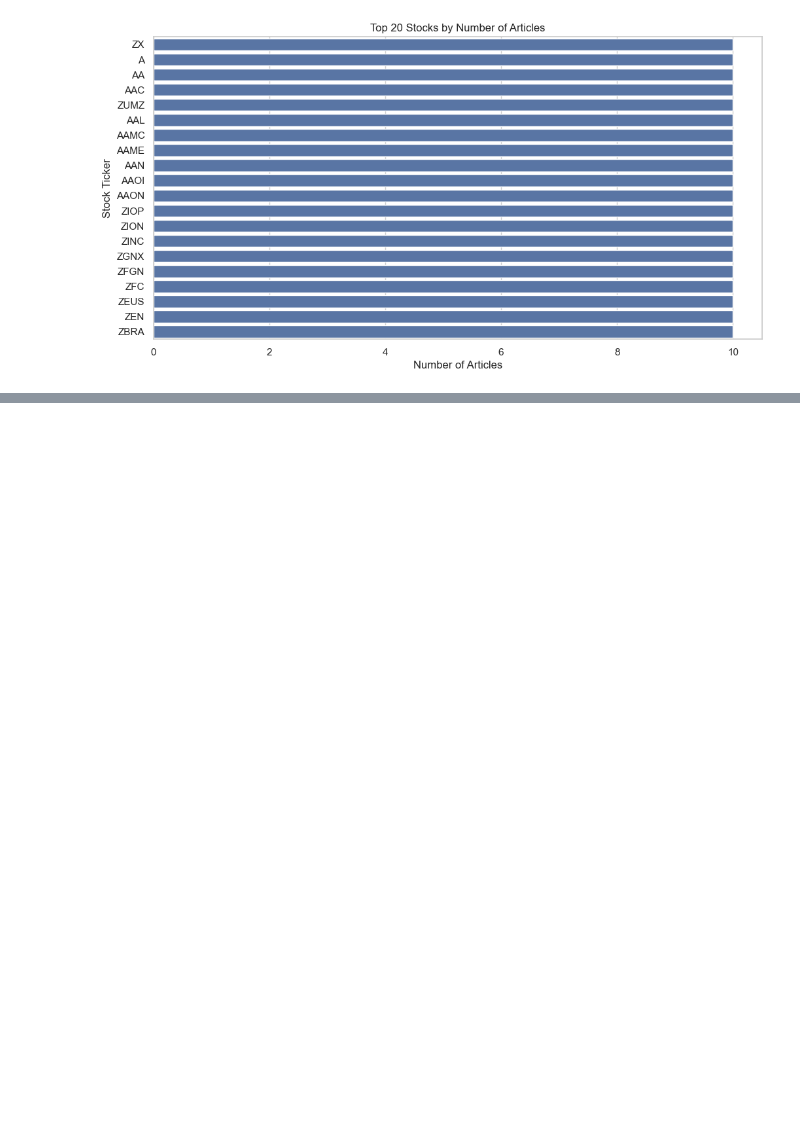
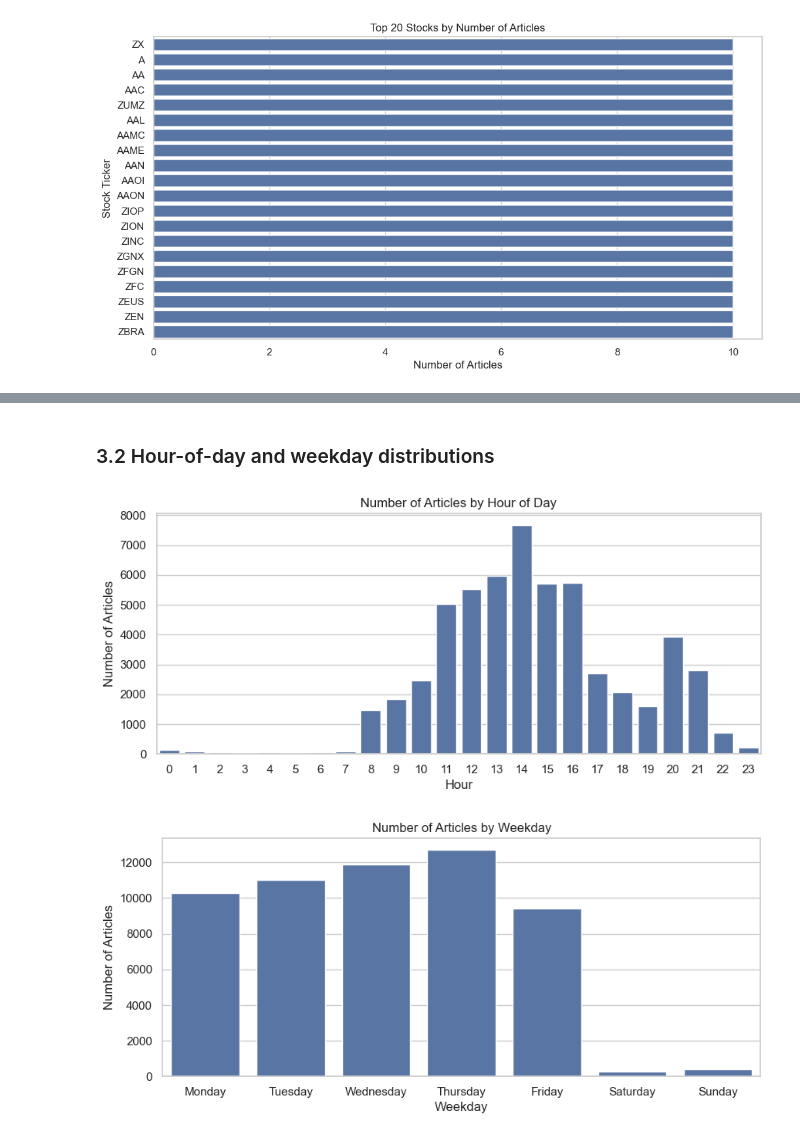
Before and after one commit to Kalalayu/Predicting-Price-Moves-with-News-Sentiment-week1, a Jupyter notebook: notebooks/sentiment_model.ipynb, the cells around one changed output, grey strips where cells are left out. Drawn from its saved outputs; the diff is of its cells as text; code cells hidden in the pictures; blank space fills up the shorter version.

```diff
--- a/notebooks/sentiment_model.ipynb
+++ b/notebooks/sentiment_model.ipynb
@@ -131,0 +147,19 @@ Name: count, dtype: int64
+# %% [markdown]
+### 3.2 Hour-of-day and weekday distributions
+# %%
+plt.figure(figsize=(10,4))
+sns.countplot(x='hour', data=df)
+plt.title('Number of Articles by Hour of Day')
+plt.xlabel('Hour')
+plt.ylabel('Number of Articles')
+plt.show()
+
+plt.figure(figsize=(10,4))
+sns.countplot(x='weekday', data=df, order=['Monday','Tuesday','Wednesday','Thursday','Friday','Saturday','Sunday'])
+plt.title('Number of Articles by Weekday')
+plt.xlabel('Weekday')
+plt.ylabel('Number of Articles')
+plt.show()
+# %% [output]
+[figure, added]
+[figure, added]
```
Also changed, not shown: parts of 3 cells of this notebook.
